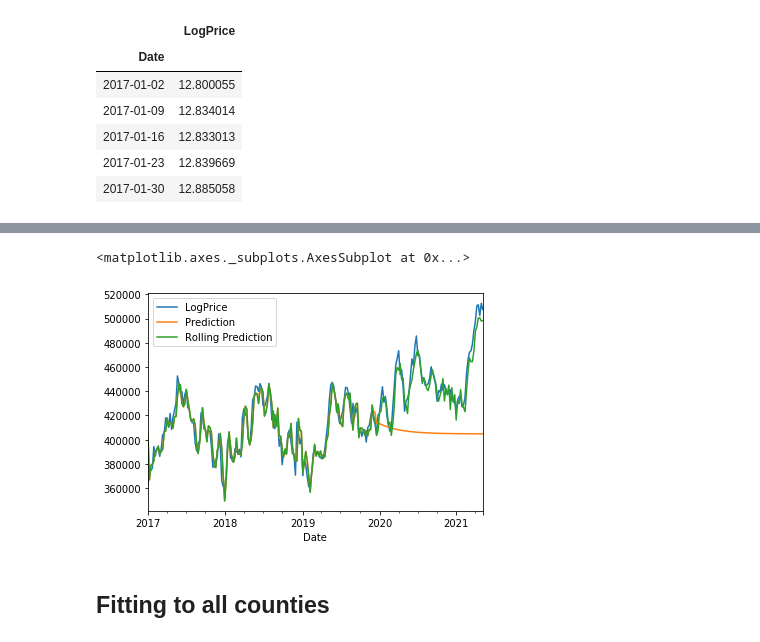
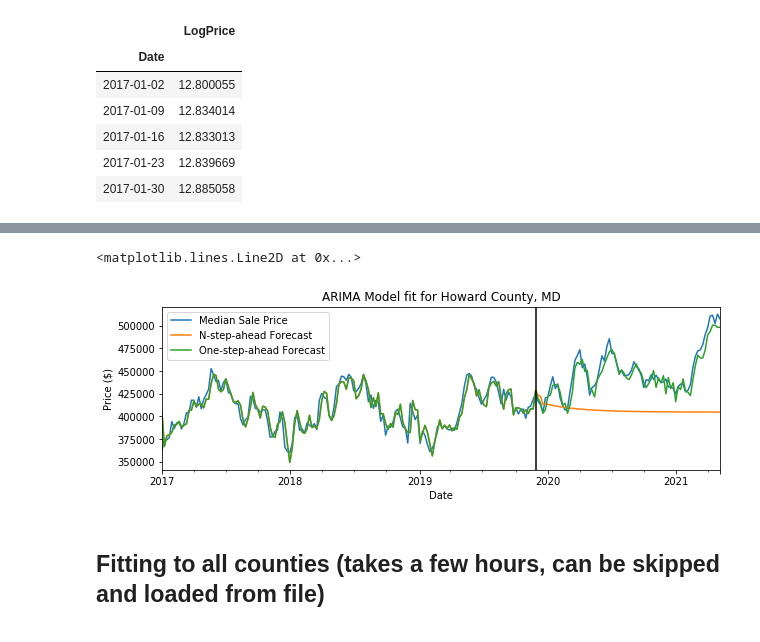
Before and after one commit to sparsha1644/HomePriceBeastNew, a Jupyter notebook: priceArimaModel.ipynb, the cells around one changed output, grey strips where cells are left out. Saved outputs shown, nothing was run; the diff lists cells and outputs as text; code cells hidden in the pictures.

```diff
--- a/priceArimaModel.ipynb
+++ b/priceArimaModel.ipynb
@@ -93,27 +125,32 @@ SARIMAX Results
 Warnings:
 [1] Covariance matrix calculated using the outer product of gradients (complex-step).
 # %%
+# Calculate the ARIMA forecasts
+
+# Fill in in-sample predictions and true OOS n-step-ahead predictions
 fit_data = aligned_data.copy(deep=True)
-
-# Fill in the in-sample fit
 fit_data.loc[fit_data.index <= OOS_DATE, 'Prediction'] = my_model.predict_in_sample()
-
-# Add a constant prediction throughout the OOS prediction
 fit_data.loc[fit_data.index > OOS_DATE, 'Prediction'] = my_model.predict(sum([1 for v in fit_data.index > OOS_DATE if v]))
 
-# Update the model in an online fashion
-rolling_model = my_model
+# Do the rolling (one-step-ahead) update
 test_data = aligned_data[aligned_data.index > OOS_DATE]
 for t in test_data.index:
-    test_data.loc[t,'Rolling Prediction'] = rolling_model.predict(n_periods=1)
-    rolling_model.update(test_data.loc[t,'LogPrice'])
+    # Make the prediction
+    test_data.loc[t,'Rolling Prediction'] = my_model.predict(n_periods=1)
+    # Add the actual value to the model and re-fit
+    my_model.update(test_data.loc[t,'LogPrice'])
-# %%
-fit_data['Rolling Prediction'] = fit_data['Prediction']
-fit_data.loc[fit_data.index>=test_data.index[0],'Rolling Prediction'] = test_data['Rolling Prediction']
-np.exp(fit_data).plot()
-# %% [output]
-<matplotlib.axes._subplots.AxesSubplot at 0x...>
-[figure, removed]
+# %%
+# Compare the predictions and plot
+fit_data['Rolling Prediction'] = fit_data['Prediction']
+fit_data.loc[fit_data.index>=test_data.index[0],'Rolling Prediction'] = test_data['Rolling Prediction']
+fit_data[['Median Sale Price','N-step-ahead Forecast','One-step-ahead Forecast']] =  fit_data[['LogPrice','Prediction','Rolling Prediction']]
+np.exp(fit_data[['Median Sale Price','N-step-ahead Forecast','One-step-ahead Forecast']] ).plot(figsize=(10,3))
+plt.title('ARIMA Model fit for Howard County, MD')
+plt.ylabel('Price ($)')
+plt.axvline(x='2019-12-01',color='k')
+# %% [output]
+<matplotlib.lines.Line2D at 0x...>
+[figure, added]
 # %% [markdown]
-## Fitting to all counties
+## Fitting to all counties (takes a few hours, can be skipped and loaded from file)
 # %%
```
Also changed, not shown: parts of 28 cells of this notebook, 2 other files.
